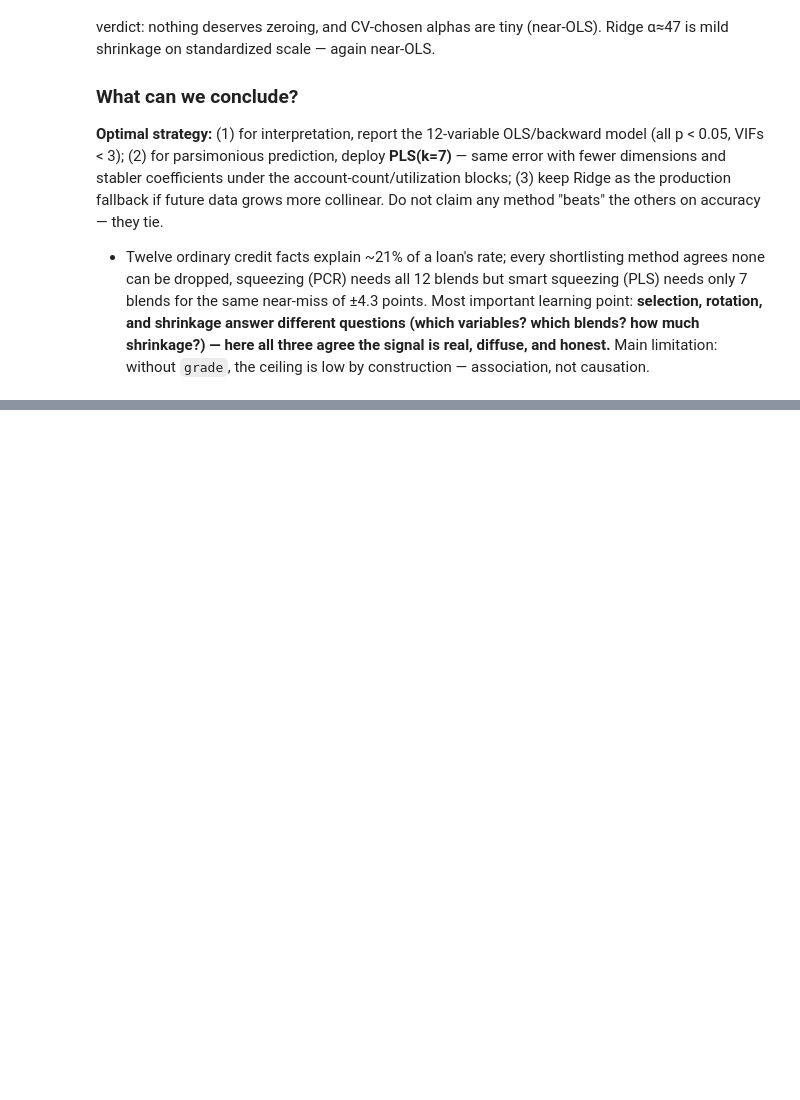
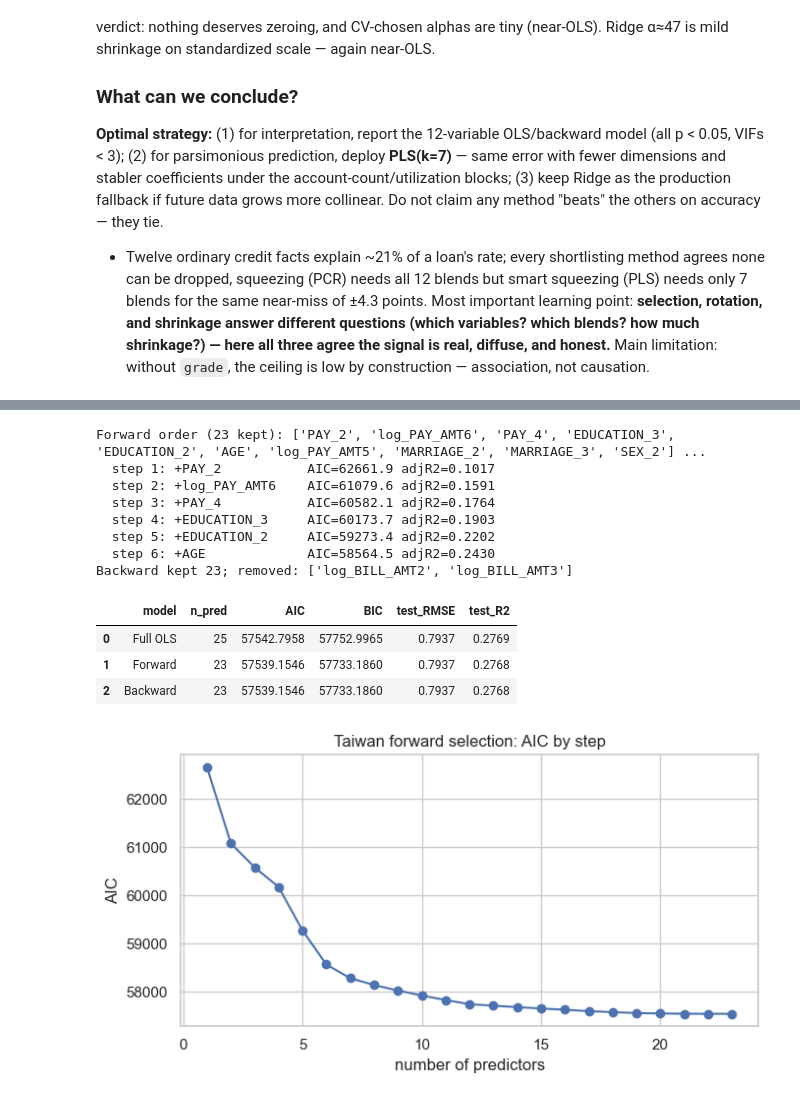
Before and after one commit to kumargaurav-bu-edu/ms_datascience, a Jupyter notebook: week_09112026/DX799O1/homework/kumar_gaurav_week3_dx799O1.ipynb, the cells around one changed output, grey strips where cells are left out. Cells and saved outputs as stored; diff of their text form; code cells hidden in the pictures; blank space fills up the shorter version.

```diff
--- a/week_09112026/DX799O1/homework/kumar_gaurav_week3_dx799O1.ipynb
+++ b/week_09112026/DX799O1/homework/kumar_gaurav_week3_dx799O1.ipynb
@@ -483,0 +928,11 @@ A 0.001 RMSE band across 8 methods = no predictive winner; the test mean's own n
+# %%
+TW_X = ["AGE"] + [f"PAY_{i}" for i in range(1, 7)] + [f"log_BILL_AMT{i}" for i in range(1, 7)] + [f"log_PAY_AMT{i}" for i in range(1, 7)]
+Xtw = pd.get_dummies(tw[TW_X + ["SEX", "EDUCATION", "MARRIAGE"]], columns=["SEX", "EDUCATION", "MARRIAGE"], drop_first=True).astype(float)
+ytw = tw["log_LIMIT_BAL"]
+Xtw_tr, Xtw_te, ytw_tr, ytw_te = train_test_split(Xtw, ytw, test_size=0.2, random_state=42, stratify=tw["default"])
+TW_PRED = list(Xtw.columns)
+Xv = sm.add_constant(Xtw_tr)
+tw_vif = pd.Series([variance_inflation_factor(Xv.values, i) for i in range(1, Xv.shape[1])], index=TW_PRED).sort_values(ascending=False)
+print(f"Train {Xtw_tr.shape}, Test {Xtw_te.shape}; predictors = {len(TW_PRED)}")
+print(f"VIF > 10: {(tw_vif > 10).sum()} | VIF > 5: {(tw_vif > 5).sum()} | max VIF = {tw_vif.max():.2f}")
+print(tw_vif.head(12).round(2).to_string())
@@ -483,0 +972,30 @@ A 0.001 RMSE band across 8 methods = no predictive winner; the test mean's own n
+# %%
+tw_full = sm.OLS(ytw_tr, sm.add_constant(Xtw_tr)).fit()
+tw_fwd_vars, tw_fwd_steps = forward_select(Xtw_tr, ytw_tr)
+tw_bwd_vars, tw_bwd_model, tw_bwd_log = backward_select(Xtw_tr, ytw_tr)
+tw_fwd_model = sm.OLS(ytw_tr, sm.add_constant(Xtw_tr[tw_fwd_vars])).fit()
+print(f"Forward order ({len(tw_fwd_vars)} kept): {tw_fwd_vars[:10]} ...")
+for s in tw_fwd_steps[:6]:
+    print(f"  step {s['n']}: +{s['added']:15s} AIC={s['aic']:.1f} adjR2={s['adjr2']:.4f}")
+print(f"Backward kept {len(tw_bwd_vars)}; removed: {sorted(set(TW_PRED) - set(tw_bwd_vars))}")
+tw_rows = []
+for name, cols, m in [("Full OLS", TW_PRED, tw_full), ("Forward", tw_fwd_vars, tw_fwd_model), ("Backward", tw_bwd_vars, tw_bwd_model)]:
+    pr = m.predict(sm.add_constant(Xtw_te[cols], has_constant="add"))
+    tw_rows.append((name, len(cols), m.aic, m.bic, np.sqrt(mean_squared_error(ytw_te, pr)), r2_score(ytw_te, pr)))
+display(pd.DataFrame(tw_rows, columns=["model", "n_pred", "AIC", "BIC", "test_RMSE", "test_R2"]).round(4))
+plt.figure(figsize=(7, 3.8)); plt.plot([s["n"] for s in tw_fwd_steps], [s["aic"] for s in tw_fwd_steps], marker="o")
+plt.xlabel("number of predictors"); plt.ylabel("AIC"); plt.title("Taiwan forward selection: AIC by step"); plt.tight_layout(); plt.show()
+# %% [output]
+Forward order (23 kept): ['PAY_2', 'log_PAY_AMT6', 'PAY_4', 'EDUCATION_3', 'EDUCATION_2', 'AGE', 'log_PAY_AMT5', 'MARRIAGE_2', 'MARRIAGE_3', 'SEX_2'] ...
+  step 1: +PAY_2           AIC=62661.9 adjR2=0.1017
+  step 2: +log_PAY_AMT6    AIC=61079.6 adjR2=0.1591
+  step 3: +PAY_4           AIC=60582.1 adjR2=0.1764
+  step 4: +EDUCATION_3     AIC=60173.7 adjR2=0.1903
+  step 5: +EDUCATION_2     AIC=59273.4 adjR2=0.2202
+  step 6: +AGE             AIC=58564.5 adjR2=0.2430
+Backward kept 23; removed: ['log_BILL_AMT2', 'log_BILL_AMT3']
+|  | model | n_pred | AIC | BIC | test_RMSE | test_R2 |
+| 0 | Full OLS | 25 | 57542.7958 | 57752.9965 | 0.7937 | 0.2769 |
+| 1 | Forward | 23 | 57539.1546 | 57733.1860 | 0.7937 | 0.2768 |
+| 2 | Backward | 23 | 57539.1546 | 57733.1860 | 0.7937 | 0.2768 |
+[figure, added]
```
Also changed, not shown: parts of 37 cells of this notebook, 39 other files.
